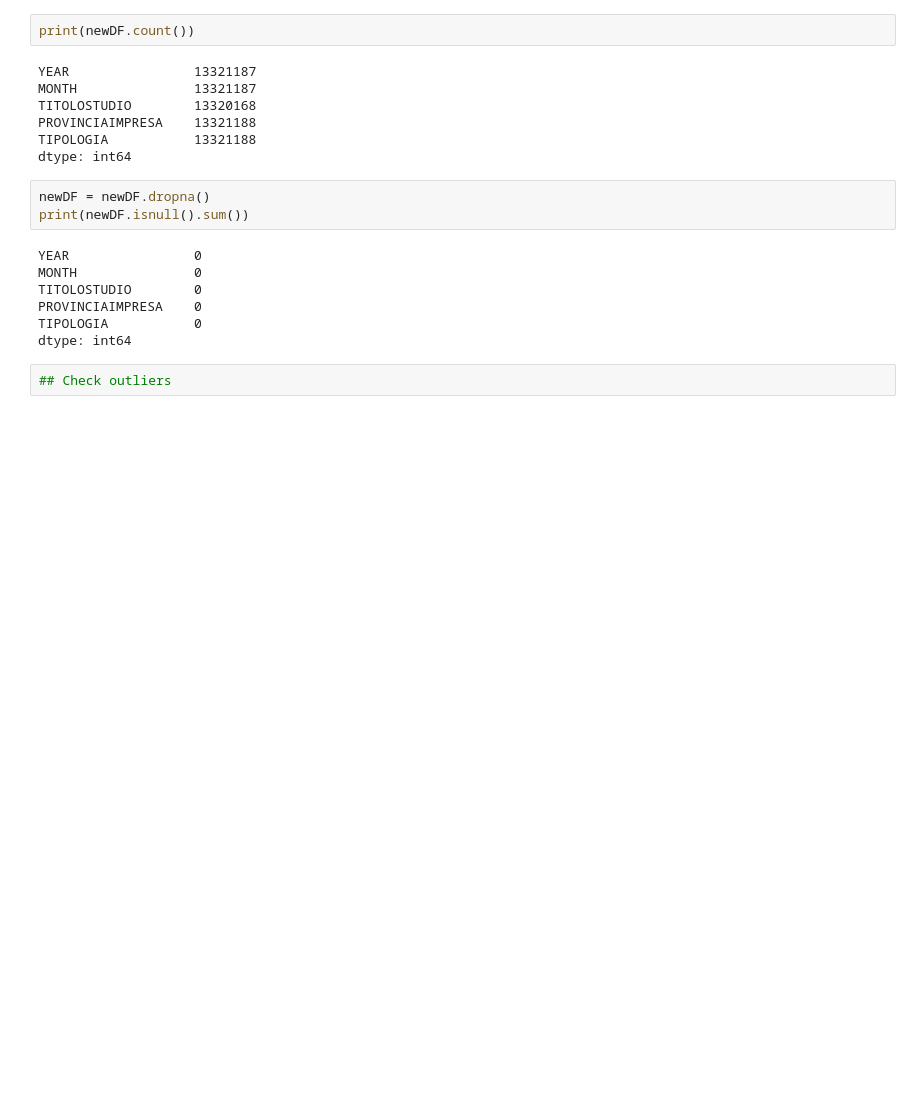
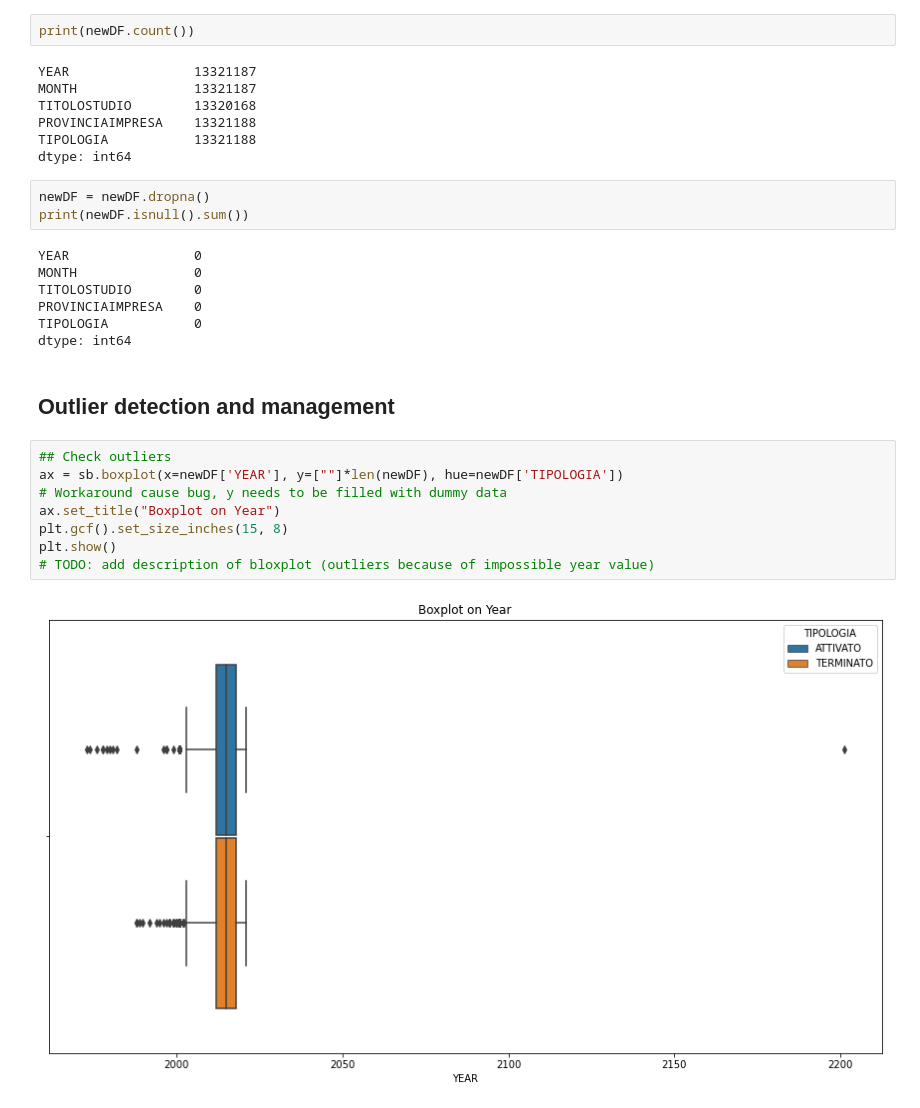
Before and after one commit to Smagia/DSB-ABB, a Jupyter notebook: DataScience_Lab2.ipynb, the cells around one changed output. Cells and saved outputs as stored; diff of their text form; blank space fills up the shorter version.

```diff
--- a/DataScience_Lab2.ipynb
+++ b/DataScience_Lab2.ipynb
@@ -111,5 +119,15 @@ TITOLOSTUDIO        0
 PROVINCIAIMPRESA    0
 TIPOLOGIA           0
 dtype: int64
+# %% [markdown]
+## Outlier detection and management
 # %%
 ## Check outliers
+ax = sb.boxplot(x=newDF['YEAR'], y=[""]*len(newDF), hue=newDF['TIPOLOGIA'])
+# Workaround cause bug, y needs to be filled with dummy data
+ax.set_title("Boxplot on Year")
+plt.gcf().set_size_inches(15, 8)
+plt.show()
+# TODO: add description of bloxplot (outliers because of impossible year value)
+# %% [output]
+[figure, added]
```
Also changed, not shown: parts of 25 cells of this notebook.
